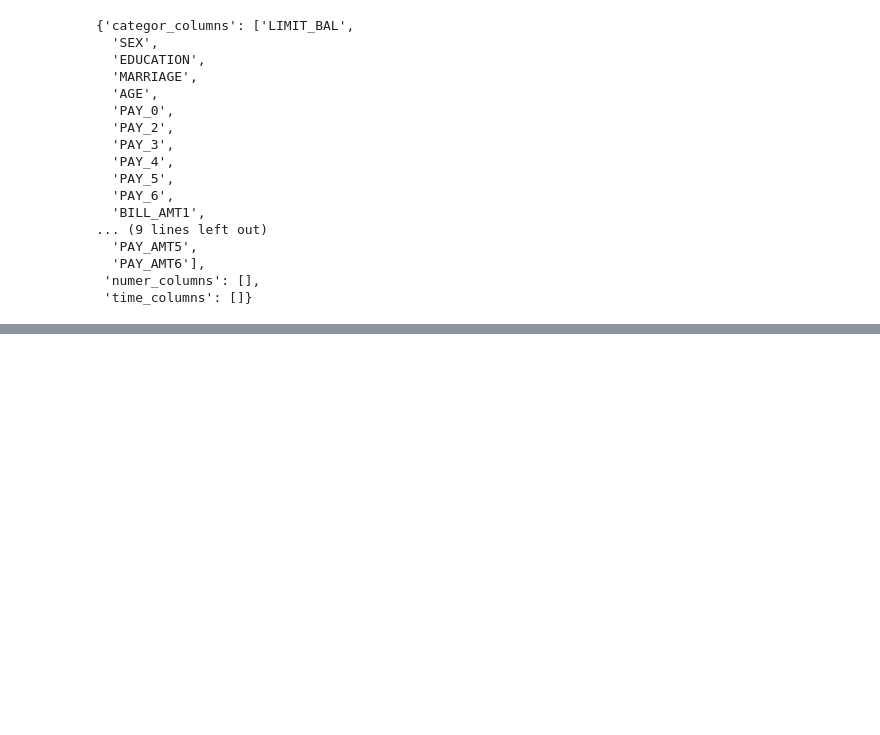
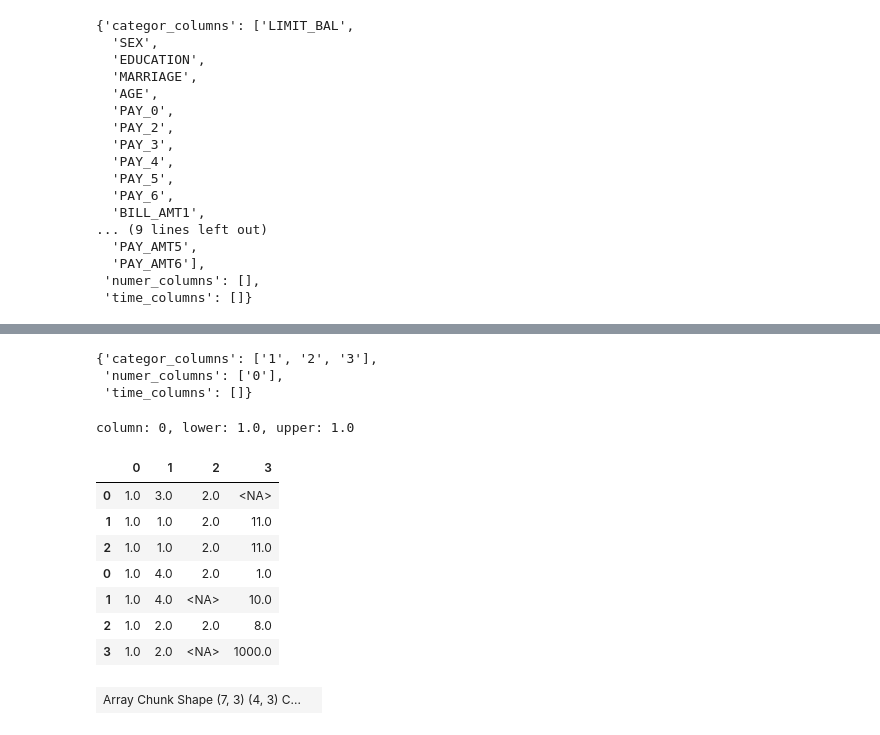
Before and after one commit to Dezzmanster/AML_Risk, a Jupyter notebook: preprocessor/nvt-raw.ipynb, the cells around one changed output, grey strips where cells are left out. Drawn from its saved outputs; the diff is of its cells as text; code cells hidden in the pictures; blank space fills up the shorter version.

```diff
--- a/preprocessor/nvt-raw.ipynb
+++ b/preprocessor/nvt-raw.ipynb
@@ -303,3 +232,30 @@ def date_replace_(self, X):
+# %%
+fencoding = FEncoding_advanced(client)
+fencoding.initialize_types(X)
+# %% [output]
+{'categor_columns': ['1', '2', '3'],
+ 'numer_columns': ['0'],
+ 'time_columns': []}
+# %%
+fencoding.processing(X,
+                     encode_categor_type = None,#'onehotencoding',
+                     outliers_detection_technique = 'iqr_proximity_rule',
+                     fill_with_value = None,#'zeros',
+                     save_to_csv = False)
+# %% [output]
+column: 0, lower: 1.0, upper: 1.0
+|  | 0 | 1 | 2 | 3 |
+| 0 | 1.0 | 3.0 | 2.0 | <NA> |
+| 1 | 1.0 | 1.0 | 2.0 | 11.0 |
+| 2 | 1.0 | 1.0 | 2.0 | 11.0 |
+| 0 | 1.0 | 4.0 | 2.0 | 1.0 |
+| 1 | 1.0 | 4.0 | <NA> | 10.0 |
+| 2 | 1.0 | 2.0 | 2.0 | 8.0 |
+| 3 | 1.0 | 2.0 | <NA> | 1000.0 |
+# %%
+X_cat_encoded
+# %% [output]
+| Array Chunk Shape (7, 3) (4, 3) C... |  |
 # %%
 X = pd.DataFrame([
 'Jan 19, 1990',
```
Also changed, not shown: parts of 56 cells of this notebook, 2 other files.
